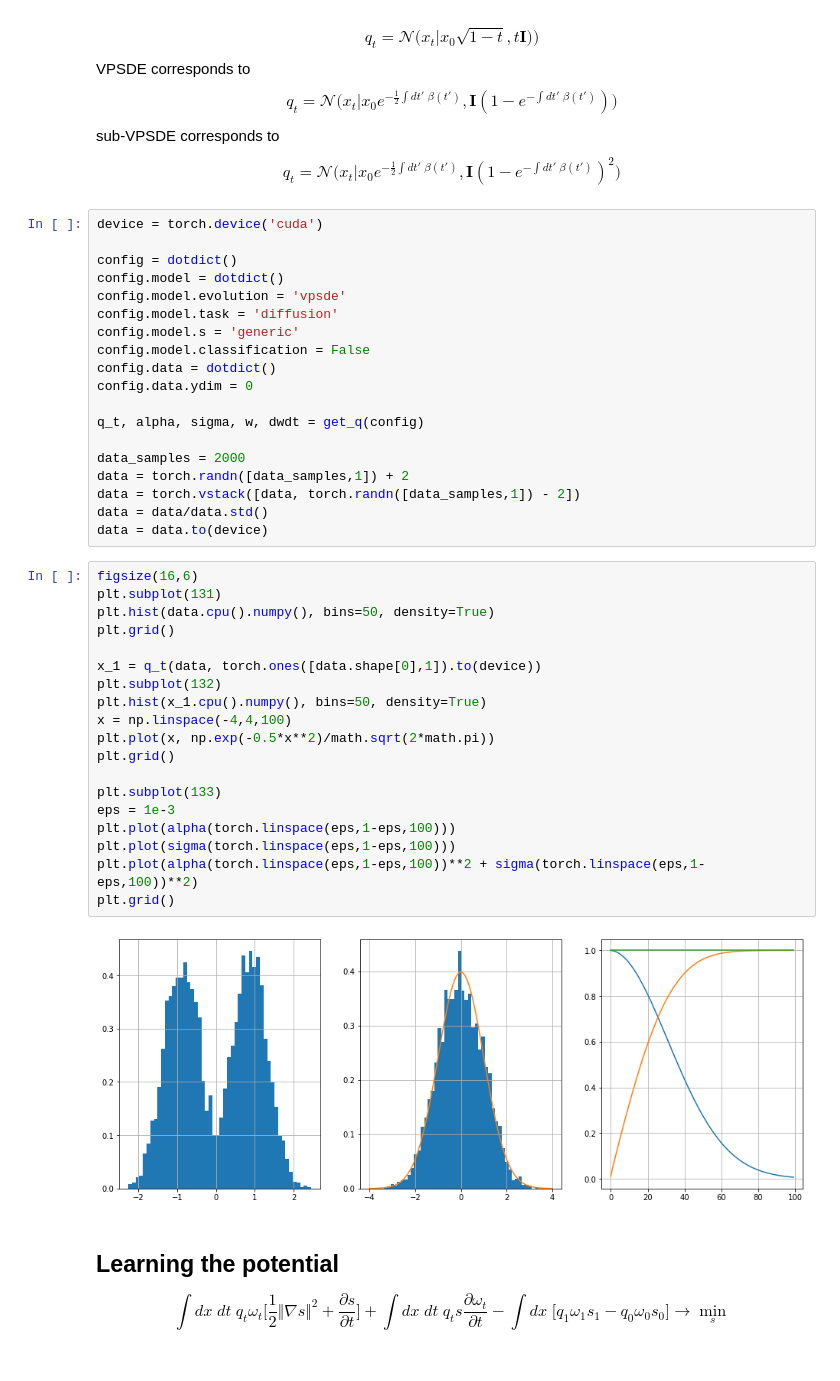
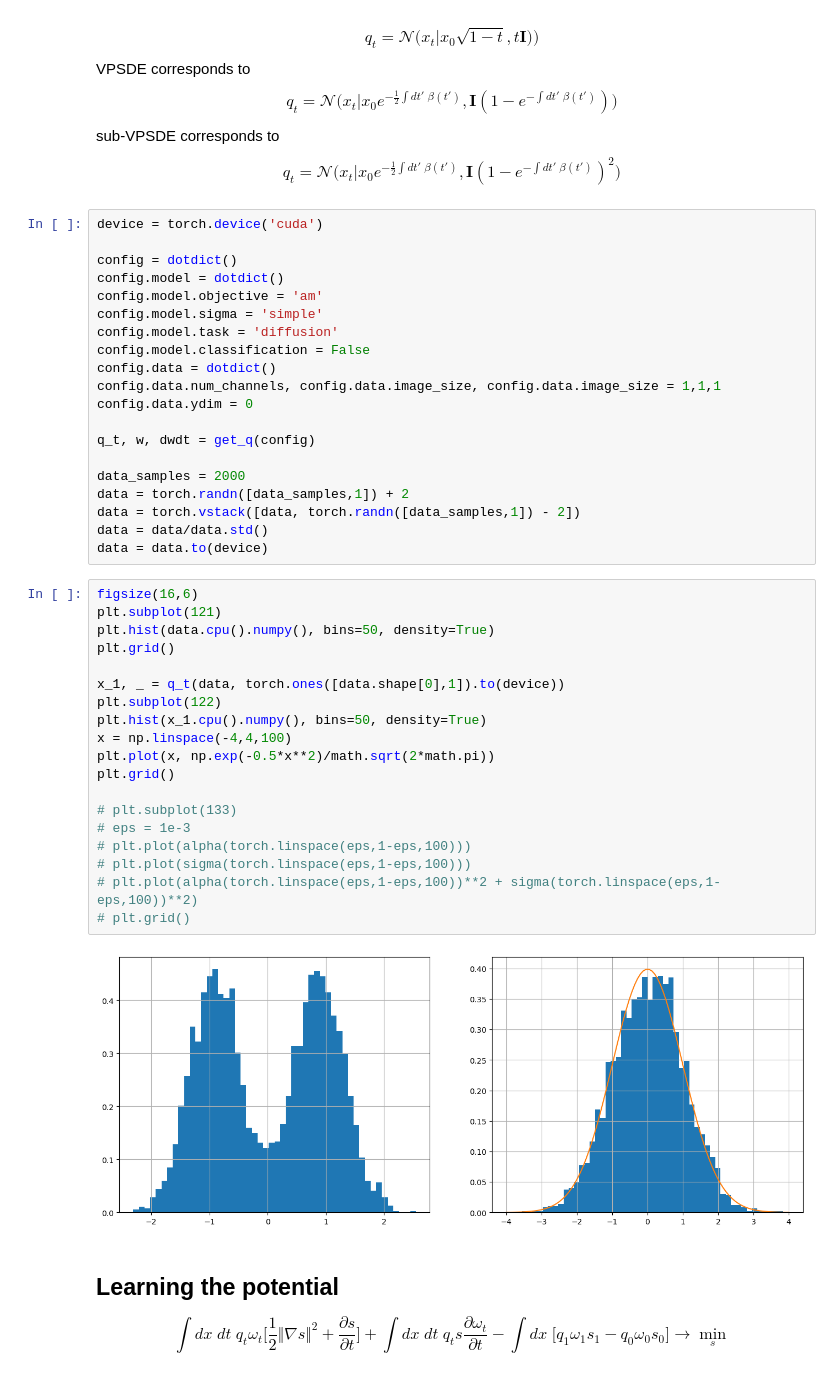
Before and after one commit to necludov/action-matching-pytorch, a Jupyter notebook: notebooks/VP-DDPM.ipynb, the cells around one changed output. Drawn from its saved outputs; the diff is of its cells as text.

Commit message:
visualizations, evolutions

```diff
--- a/notebooks/VP-DDPM.ipynb
+++ b/notebooks/VP-DDPM.ipynb
@@ -42,14 +41,15 @@ device = torch.device('cuda')
 
 config = dotdict()
 config.model = dotdict()
-config.model.evolution = 'vpsde'
+config.model.objective = 'am'
+config.model.sigma = 'simple'
 config.model.task = 'diffusion'
-config.model.s = 'generic'
 config.model.classification = False
 config.data = dotdict()
+config.data.num_channels, config.data.image_size, config.data.image_size = 1,1,1
 config.data.ydim = 0
 
-q_t, alpha, sigma, w, dwdt = get_q(config)
+q_t, w, dwdt = get_q(config)
 
 data_samples = 2000
 data = torch.randn([data_samples,1]) + 2
@@ -58,25 +58,25 @@ data = data/data.std()
 data = data.to(device)
 # %%
 figsize(16,6)
-plt.subplot(131)
+plt.subplot(121)
 plt.hist(data.cpu().numpy(), bins=50, density=True)
 plt.grid()
 
-x_1 = q_t(data, torch.ones([data.shape[0],1]).to(device))
-plt.subplot(132)
+x_1, _ = q_t(data, torch.ones([data.shape[0],1]).to(device))
+plt.subplot(122)
 plt.hist(x_1.cpu().numpy(), bins=50, density=True)
 x = np.linspace(-4,4,100)
 plt.plot(x, np.exp(-0.5*x**2)/math.sqrt(2*math.pi))
 plt.grid()
 
-plt.subplot(133)
-eps = 1e-3
-plt.plot(alpha(torch.linspace(eps,1-eps,100)))
-plt.plot(sigma(torch.linspace(eps,1-eps,100)))
-plt.plot(alpha(torch.linspace(eps,1-eps,100))**2 + sigma(torch.linspace(eps,1-eps,100))**2)
-plt.grid()
+# plt.subplot(133)
+# eps = 1e-3
+# plt.plot(alpha(torch.linspace(eps,1-eps,100)))
+# plt.plot(sigma(torch.linspace(eps,1-eps,100)))
+# plt.plot(alpha(torch.linspace(eps,1-eps,100))**2 + sigma(torch.linspace(eps,1-eps,100))**2)
+# plt.grid()
 # %% [output]
-[figure, old version]
+[figure, new version]
 # %% [markdown]
 ## Learning the potential
 
```
Also changed, not shown: parts of 1 cell of this notebook, 11 other files.
